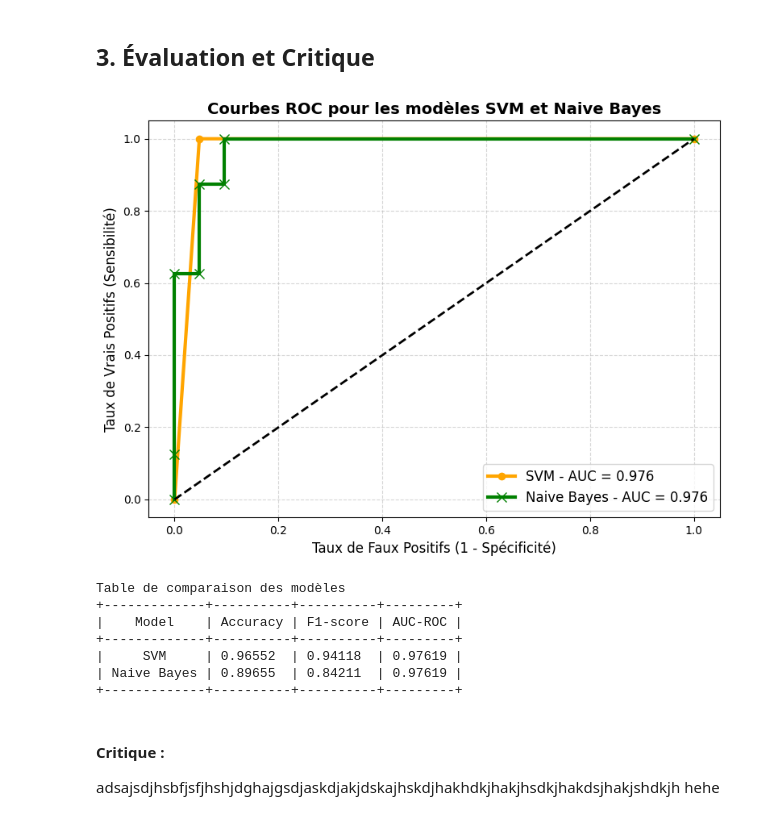
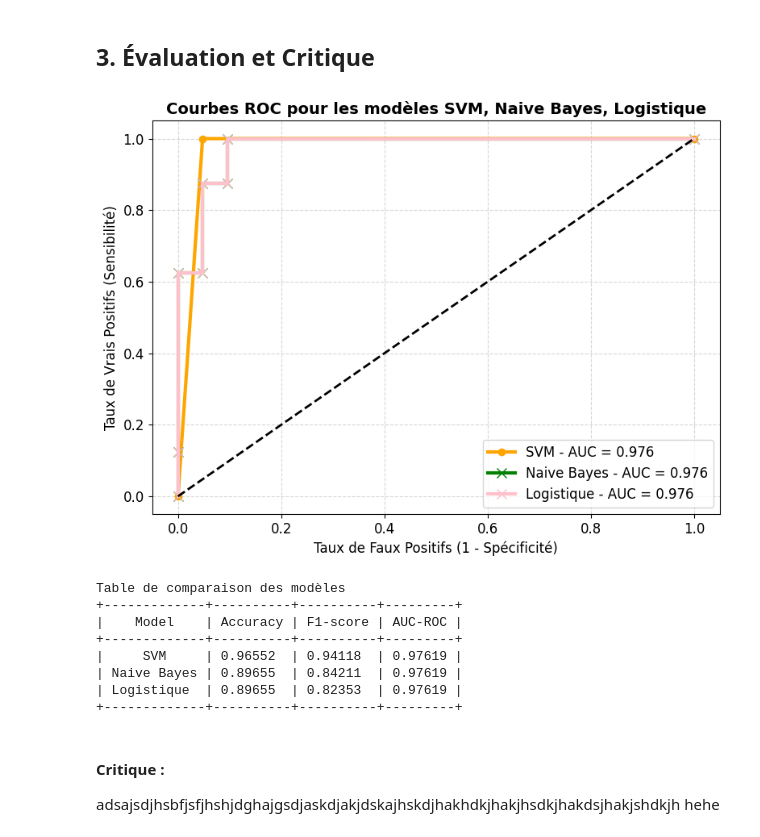
Before and after one commit to marktr11/Cervical-Cancer-Risk-Classification, a Jupyter notebook: Code/Comparer les modèles.ipynb, the cells around one changed output. Drawn from its saved outputs; the diff is of its cells as text; code cells hidden in the pictures.

```diff
--- a/Code/Comparer les modèles.ipynb
+++ b/Code/Comparer les modèles.ipynb
@@ -12,10 +12,10 @@ from tabulate import tabulate
 # %% [markdown]
 ## 2. Importation des valeurs du taux de faux positifs, du taux de vrais positifs et de l'AUC des modèles
 # %%
-with open('variables.pkl', 'rb') as f:
+with open('Variables/variables.pkl', 'rb') as f:
     (df, X_train, X_test, y_train, y_test,X_train_smote, y_train_smote) = pickle.load(f)
 # %%
-with open('roc_data_svm.pkl', 'rb') as f:
+with open('Variables/roc_data_svm.pkl', 'rb') as f:
     roc_data_svm = pickle.load(f)
 
 fpr_svm = roc_data_svm['fpr_svm']
@@ -23,45 +23,58 @@ tpr_svm = roc_data_svm['tpr_svm']
 auc_svm = roc_data_svm['auc_svm']
 pred_svm = roc_data_svm['pred_svm']
 # %%
-with open('roc_data_NB.pkl', 'rb') as f:
+with open('Variables/roc_data_NB.pkl', 'rb') as f:
     roc_data_NB = pickle.load(f)
 
 fpr_nb = roc_data_NB['fpr_nb']
 tpr_nb = roc_data_NB['tpr_nb']
 auc_nb = roc_data_NB['auc_nb']
 pred_nb = roc_data_NB['pred_nb']
+# %%
+with open('Variables/roc_data_log.pkl', 'rb') as f:
+    roc_data_log = pickle.load(f)
+
+fpr_log = roc_data_log['fpr_log']
+tpr_log = roc_data_log['tpr_log']
+auc_log = roc_data_log['auc_log']
+pred_log = roc_data_log['pred_log']
+pred_log = (pred_log >= 0.5).astype(int)
 # %% [markdown]
 ## 3. Évaluation et Critique
 # %%
 plt.figure(figsize=(8, 6))
 
 # Plot SVC (Noyau RBF)
 plt.plot(fpr_svm, tpr_svm, label=f'SVM - AUC = {auc_svm:.3f}', linewidth=3, marker='o', markersize=6, markerfacecolor='orange', color='orange')
 
 # Plot Naive Bayes
 plt.plot(fpr_nb, tpr_nb, label=f'Naive Bayes - AUC = {auc_nb:.3f}', linewidth=3, marker='x', markersize=8, markerfacecolor='green', color='green')
 
+# Plot Logistic
+plt.plot(fpr_nb, tpr_nb, label=f'Logistique - AUC = {auc_log:.3f}', linewidth=3, marker='x', markersize=8, markerfacecolor='pink', color='pink')
+
 # Ajouter une ligne diagonale (modèle aléatoire)
 plt.plot([0, 1], [0, 1], 'k--', linewidth=2)
 
 plt.rcParams['font.size'] = 12
-plt.title('Courbes ROC pour les modèles SVM et Naive Bayes', fontsize=14, fontweight='bold')
+plt.title('Courbes ROC pour les modèles SVM, Naive Bayes, Logistique', fontsize=14, fontweight='bold')
 plt.xlabel('Taux de Faux Positifs (1 - Spécificité)', fontsize=12)
 plt.ylabel('Taux de Vrais Positifs (Sensibilité)', fontsize=12)
 
 plt.legend(loc='lower right', fontsize=12)
 
 plt.grid(True, linestyle='--', alpha=0.5)
 
 # Afficher le graphique
 plt.tight_layout()
 plt.show()
 # %% [output]
-[figure, old version]
+[figure, new version]
 # %%
 models = {
     "SVM": pred_svm,
     "Naive Bayes": pred_nb,
+    "Logistique":pred_log
 }
 
 # Calcul de la précision (Accuracy) pour chaque modèle
@@ -73,6 +86,7 @@ f1_scores = {model: f1_score(y_test, y_pred) for model, y_pred in models.items()
 auc_scores = {
     "svm": auc_svm,
     "nb": auc_nb,
+    "log":auc_log
 }
 
 # Création d'un DataFrame pour afficher les résultats
@@ -93,6 +107,7 @@ Table de comparaison des modèles
 +-------------+----------+----------+---------+
 |     SVM     | 0.96552  | 0.94118  | 0.97619 |
 | Naive Bayes | 0.89655  | 0.84211  | 0.97619 |
+| Logistique  | 0.89655  | 0.82353  | 0.97619 |
 +-------------+----------+----------+---------+
 # %% [markdown]
 #### Critique :
```
Also changed, not shown: 4 other files.
